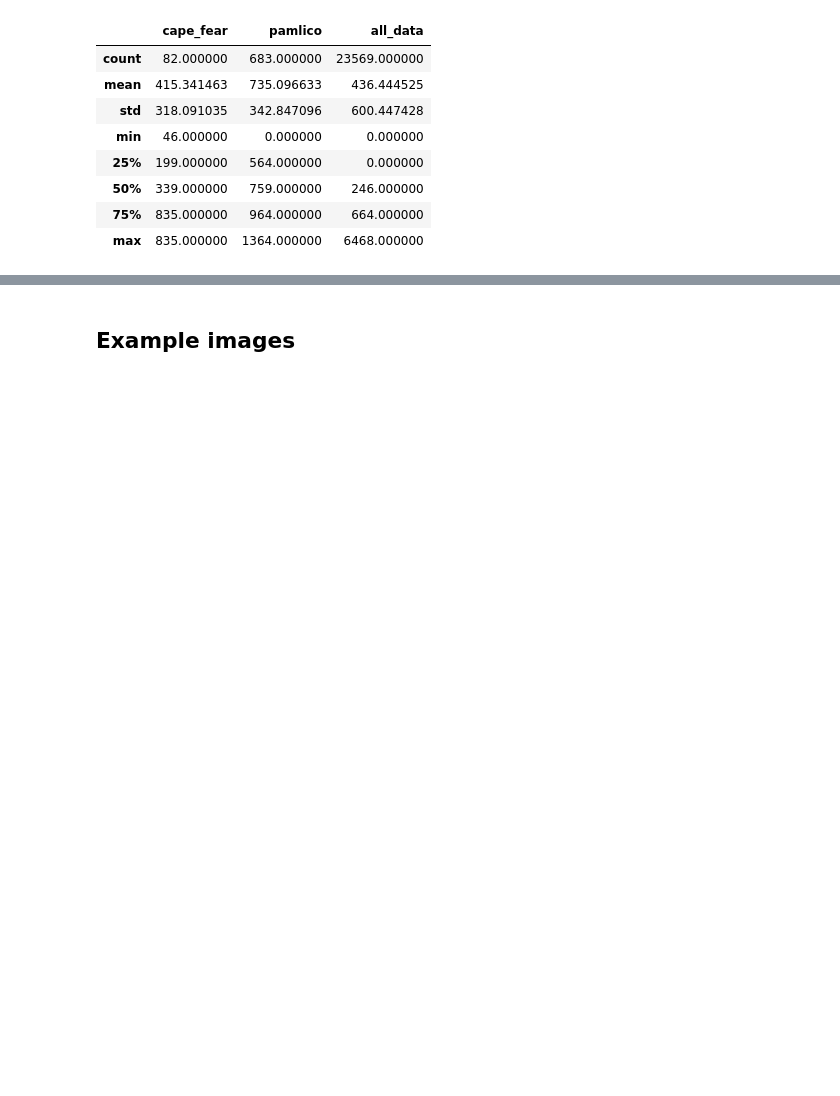
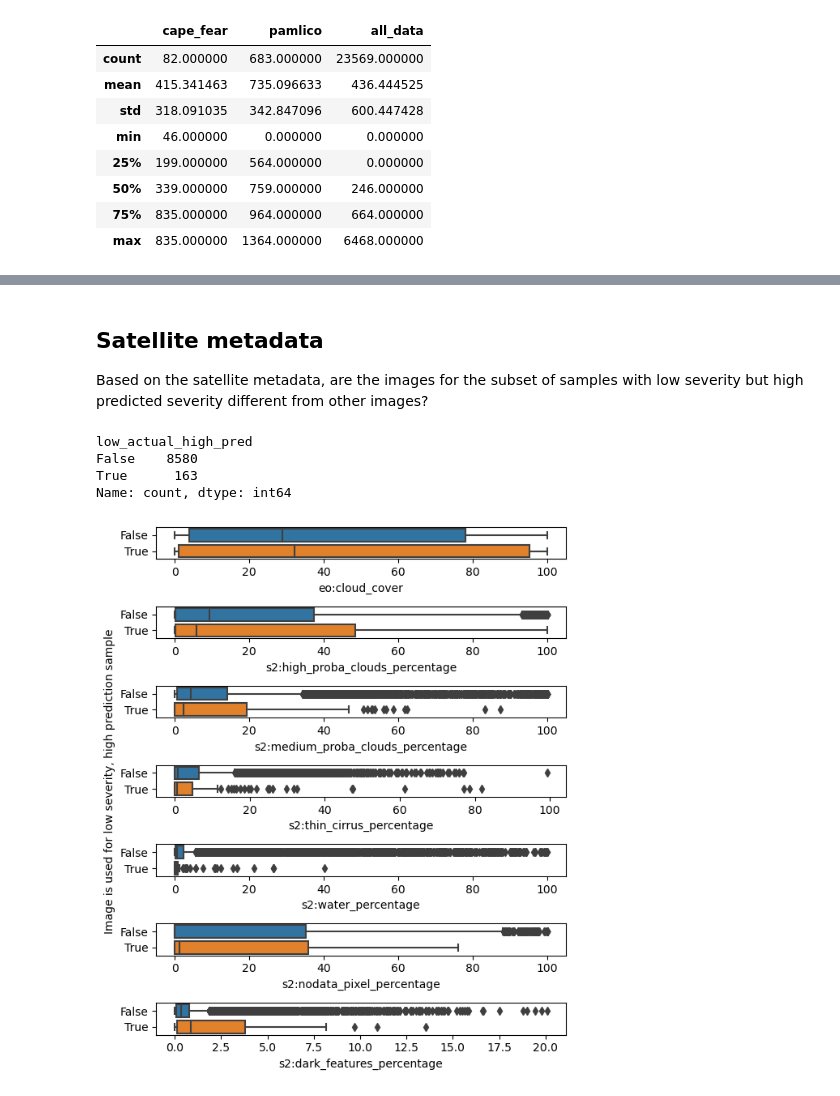
Before and after one commit to drivendataorg/cyfi, a Jupyter notebook: notebooks/0.1-klw-error-analysis.ipynb, the cells around one changed output, grey strips where cells are left out. Drawn from its saved outputs; the diff is of its cells as text; code cells hidden in the pictures; blank space fills up the shorter version.

```diff
--- a/notebooks/0.1-klw-error-analysis.ipynb
+++ b/notebooks/0.1-klw-error-analysis.ipynb
@@ -242,2 +268,39 @@ pd.concat(
 # %% [markdown]
-## Example images
+## Satellite metadata
+
+Based on the satellite metadata, are the images for the subset of samples with low severity but high predicted severity different from other images?
+# %%
+# get one row per image,
+# including indication of whether that image is used for our subset to check
+sat_meta["low_actual_high_pred"] = sat_meta.sample_id.isin(check.index).astype(str)
+
+sat_meta = sat_meta.drop(columns=["sample_id"]).groupby("item_id").max()
+sat_meta["low_actual_high_pred"].value_counts()
+# %% [output]
+low_actual_high_pred
+False    8580
+True      163
+Name: count, dtype: int64
+# %%
+show_cols = [
+    "eo:cloud_cover",
+    "s2:high_proba_clouds_percentage",
+    "s2:medium_proba_clouds_percentage",
+    "s2:thin_cirrus_percentage",
+    "s2:water_percentage",
+    "s2:nodata_pixel_percentage",
+    "s2:dark_features_percentage",
+]
+
+fig, axes = plt.subplots(len(show_cols), 1, sharey=True, figsize=(6, 7))
+
+for ax, col in zip(axes, show_cols):
+    sns.boxplot(data=sat_meta, x=col, y="low_actual_high_pred", ax=ax)
+    ax.set_ylabel("")
+
+axes[int(len(show_cols) / 2)].set_ylabel(
+    "Image is used for low severity, high prediction sample"
+)
+plt.tight_layout()
+# %% [output]
+[figure, added]
```
Also changed, not shown: parts of 34 cells of this notebook, 1 other file.
